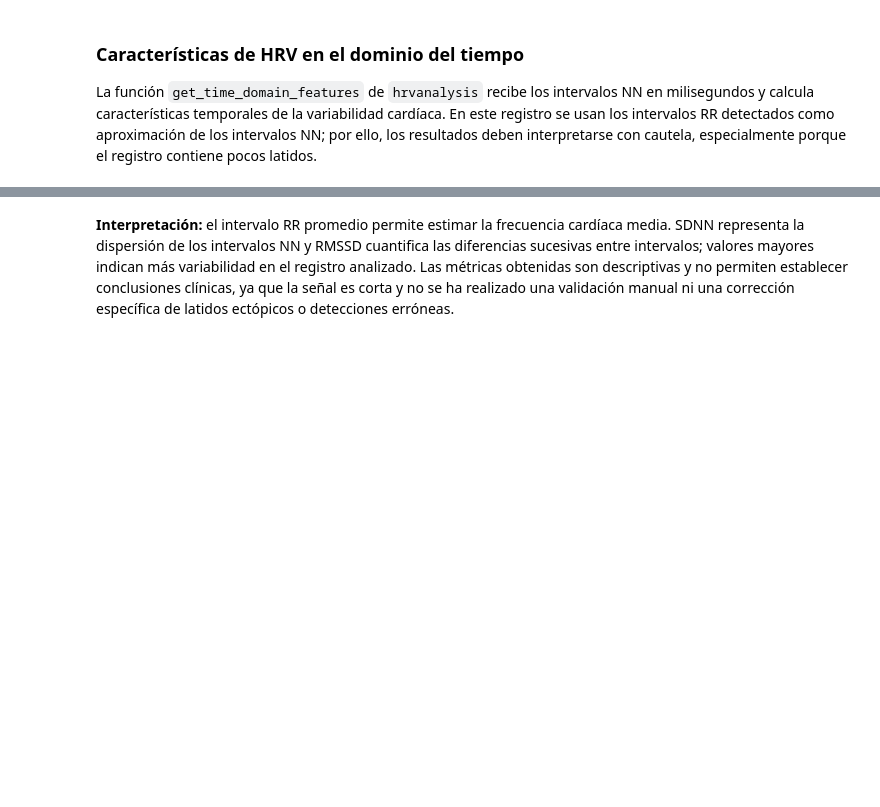
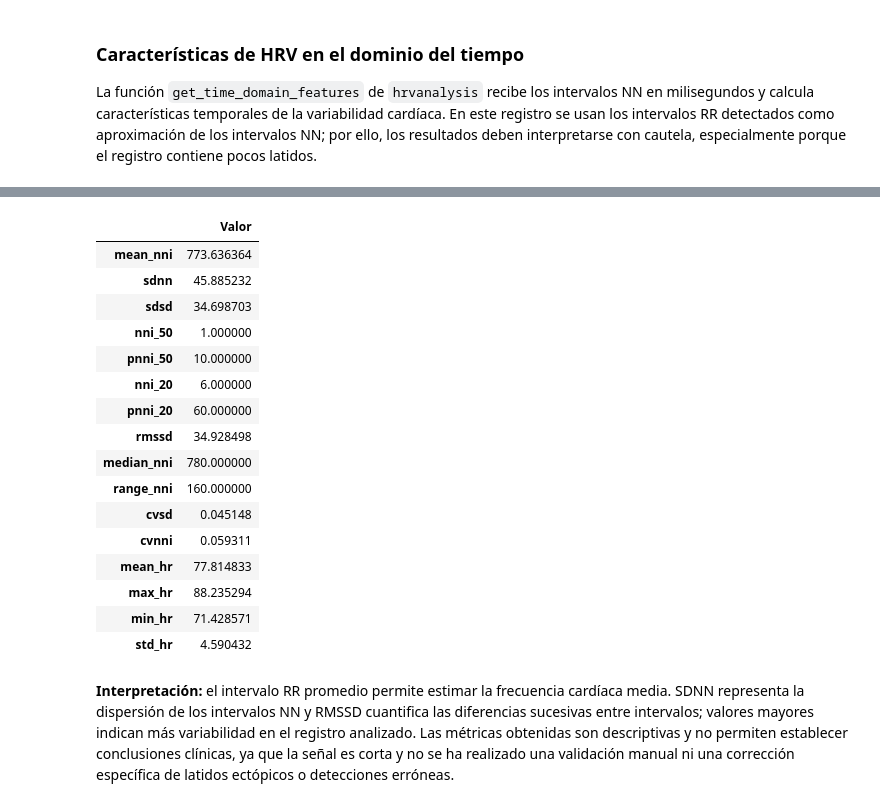
Before and after one commit to soficede/biosenales_2026, a Jupyter notebook: practica_04/practica4.ipynb, the cells around one changed output, grey strips where cells are left out. Drawn from its saved outputs; the diff is of its cells as text; code cells hidden in the pictures; blank space fills up the shorter version.

```diff
--- a/practica_04/practica4.ipynb
+++ b/practica_04/practica4.ipynb
@@ -386,11 +384,6 @@ La función `get_time_domain_features` de `hrvanalysis` recibe los intervalos NN
 # %%
 from hrvanalysis import get_time_domain_features
 from astropy.timeseries import LombScargle
-
-
-astropy.stats.LombScargle = LombScargle
-
-from hrvanalysis import get_time_domain_features
 
 hrv_tiempo = get_time_domain_features(nn_intervals=rr_ms.tolist())
 pd.Series(hrv_tiempo, name="Valor").to_frame()
@@ -404,3 +396,20 @@ ImportError: cannot import name 'LombScargle' from 'astropy.stats' (c:\Users\Len
+|  | Valor |
+| mean_nni | 773.636364 |
+| sdnn | 45.885232 |
+| sdsd | 34.698703 |
+| nni_50 | 1.000000 |
+| pnni_50 | 10.000000 |
+| nni_20 | 6.000000 |
+| pnni_20 | 60.000000 |
+| rmssd | 34.928498 |
+| median_nni | 780.000000 |
+| range_nni | 160.000000 |
+| cvsd | 0.045148 |
+| cvnni | 0.059311 |
+| mean_hr | 77.814833 |
+| max_hr | 88.235294 |
+| min_hr | 71.428571 |
+| std_hr | 4.590432 |
 # %% [markdown]
 **Interpretación:** el intervalo RR promedio permite estimar la frecuencia cardíaca media. SDNN representa la dispersión de los intervalos NN y RMSSD cuantifica las diferencias sucesivas entre intervalos; valores mayores indican más variabilidad en el registro analizado. Las métricas obtenidas son descriptivas y no permiten establecer conclusiones clínicas, ya que la señal es corta y no se ha realizado una validación manual ni una corrección específica de latidos ectópicos o detecciones erróneas.
 # %% [markdown]
```
Also changed, not shown: parts of 2 cells of this notebook.
